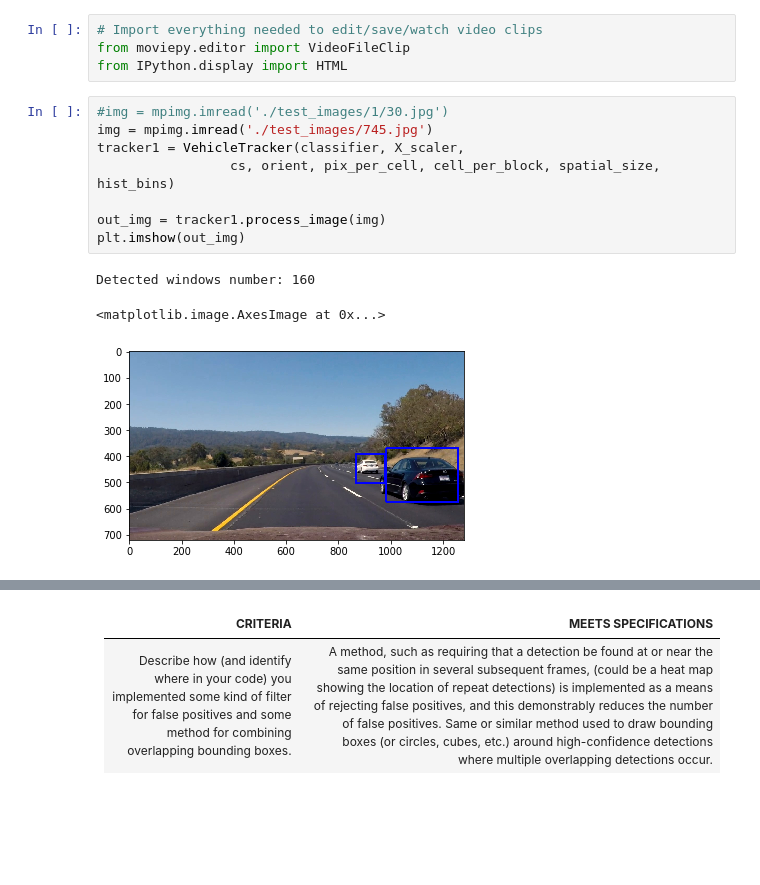
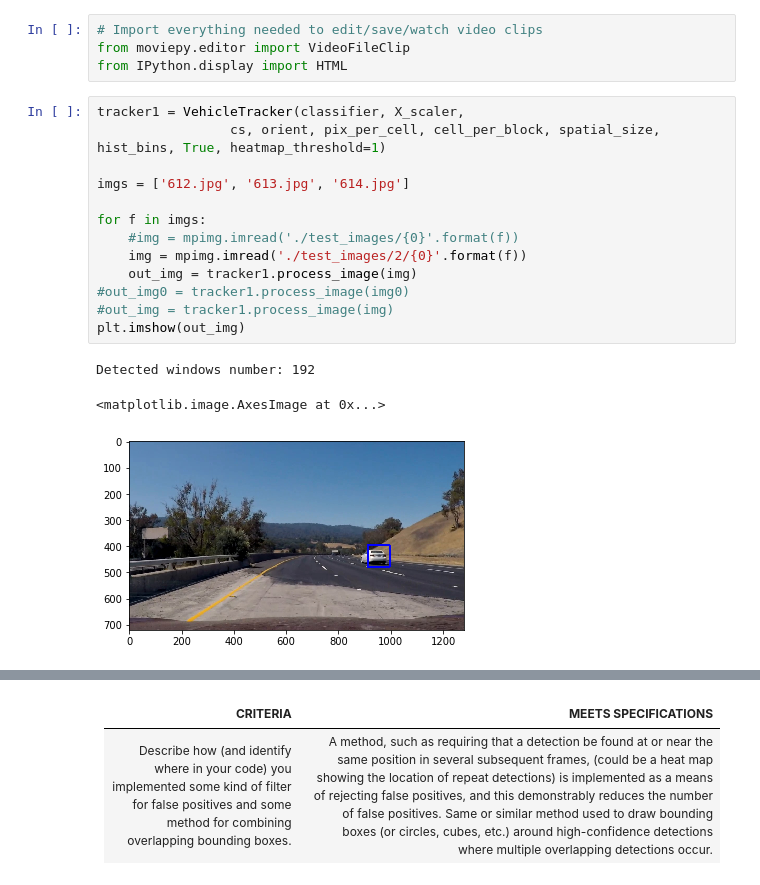
Before and after one commit to amemetov/sdc-term1-prj5-vehicle-detection, a Jupyter notebook: P5-Vehicle-Detection.ipynb, the cells around one changed output, grey strips where cells are left out. Drawn from its saved outputs; the diff is of its cells as text; blank space fills up the shorter version.

```diff
--- a/P5-Vehicle-Detection.ipynb
+++ b/P5-Vehicle-Detection.ipynb
@@ -383,16 +328,21 @@ visualize([draw_img, heatmap], 1, 2, figsize=(12, 3))
 # Import everything needed to edit/save/watch video clips
 from moviepy.editor import VideoFileClip
 from IPython.display import HTML
-# %%
-#img = mpimg.imread('./test_images/1/30.jpg')
-img = mpimg.imread('./test_images/745.jpg')
-tracker1 = VehicleTracker(classifier, X_scaler,
-                 cs, orient, pix_per_cell, cell_per_block, spatial_size, hist_bins)
-
-out_img = tracker1.process_image(img)
-plt.imshow(out_img)
-# %% [output]
-Detected windows number: 160
-<matplotlib.image.AxesImage at 0x...>
-[figure, removed]
+# %%
+tracker1 = VehicleTracker(classifier, X_scaler,
+                 cs, orient, pix_per_cell, cell_per_block, spatial_size, hist_bins, True, heatmap_threshold=1)
+
+imgs = ['612.jpg', '613.jpg', '614.jpg']
+
+for f in imgs:
+    #img = mpimg.imread('./test_images/{0}'.format(f))
+    img = mpimg.imread('./test_images/2/{0}'.format(f))
+    out_img = tracker1.process_image(img)
+#out_img0 = tracker1.process_image(img0)
+#out_img = tracker1.process_image(img)
+plt.imshow(out_img)
+# %% [output]
+Detected windows number: 192
+<matplotlib.image.AxesImage at 0x...>
+[figure, added]
 # %%
```
Also changed, not shown: parts of 14 cells of this notebook, 2 other files.
